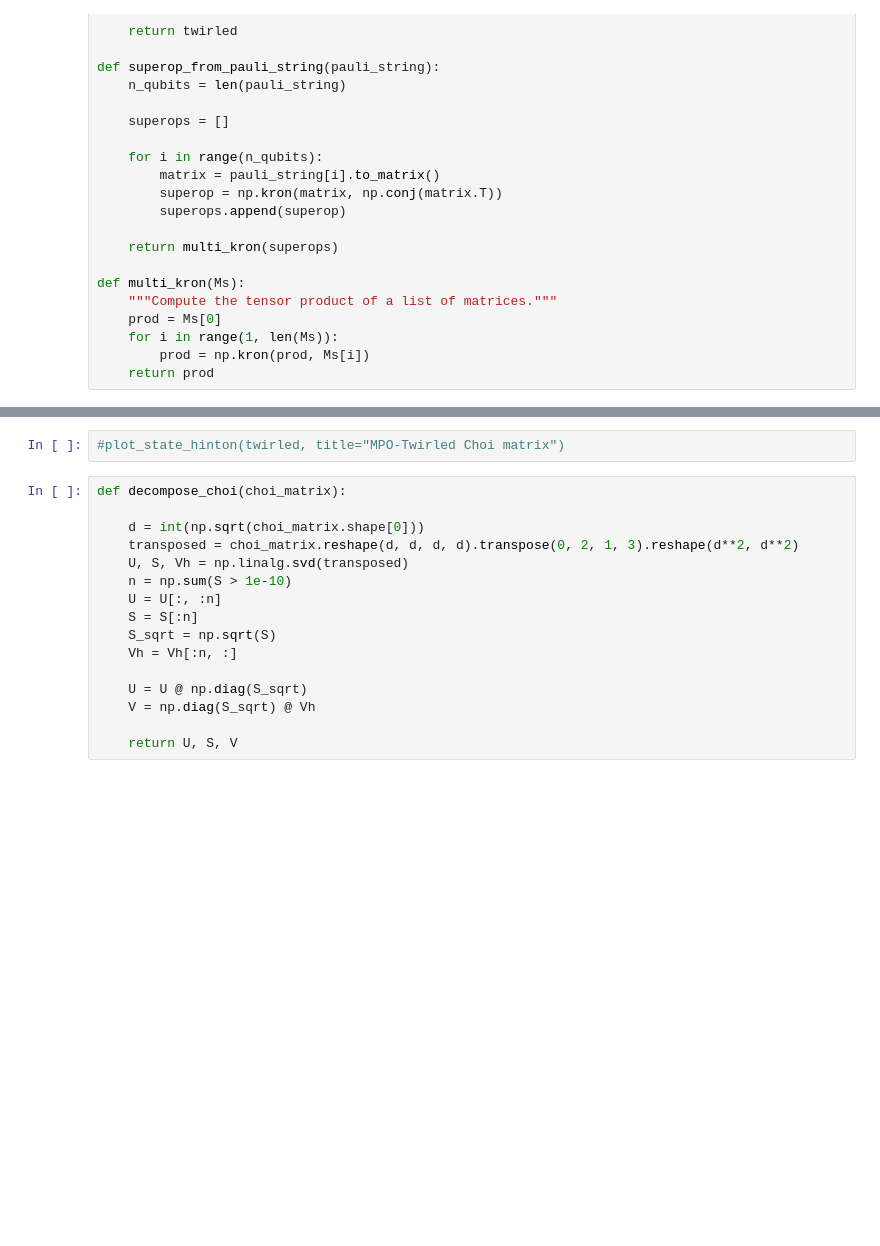
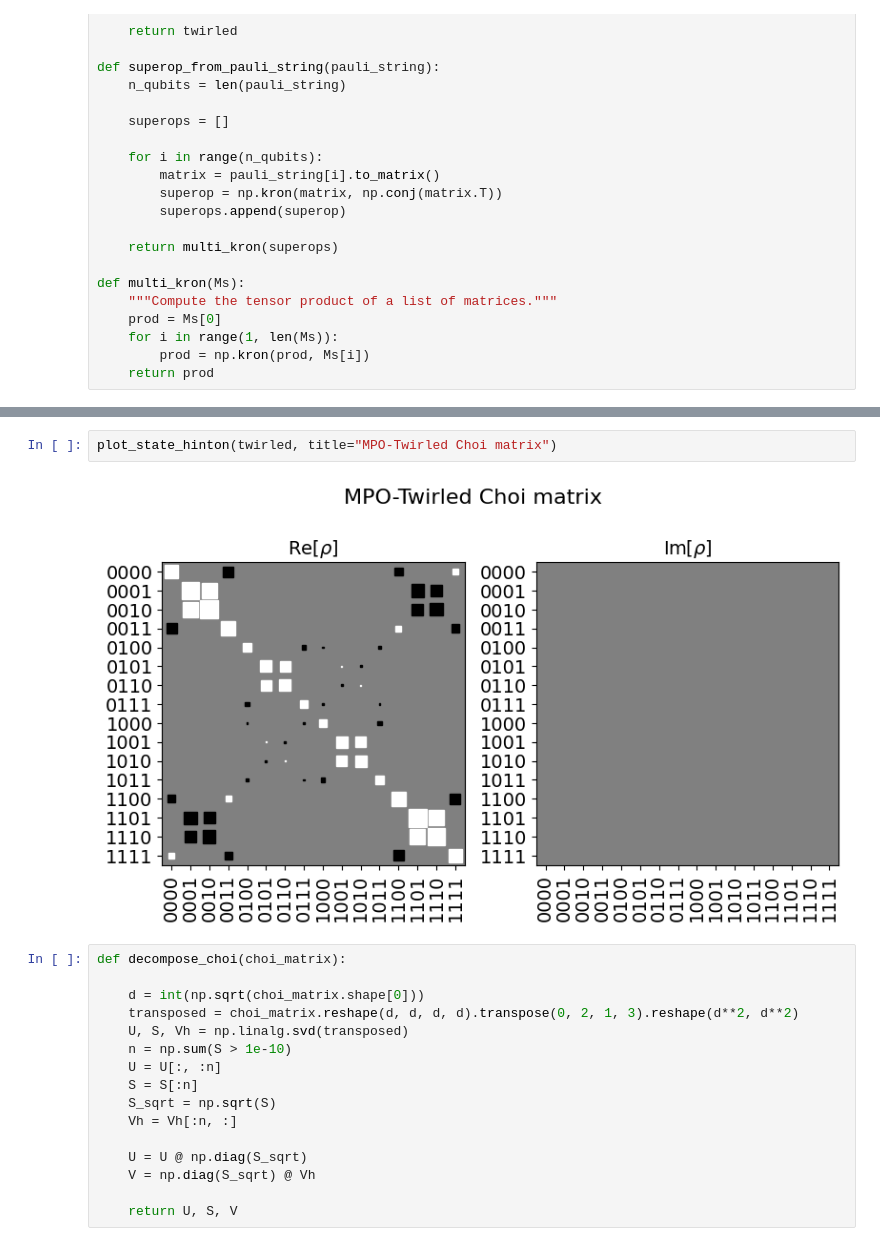
Before and after one commit to jkfids/corrqec2, a Jupyter notebook: notebooks/qtensor.ipynb, the cells around one changed output, grey strips where cells are left out. Saved outputs shown, nothing was run; the diff lists cells and outputs as text; blank space fills up the shorter version.

```diff
--- a/notebooks/qtensor.ipynb
+++ b/notebooks/qtensor.ipynb
@@ -75,5 +114,7 @@ Choi matrix dims: (625, 625)
 # %%
-#plot_state_hinton(twirled, title="MPO-Twirled Choi matrix")
+plot_state_hinton(twirled, title="MPO-Twirled Choi matrix")
+# %% [output]
+[figure, added]
 # %%
 def decompose_choi(choi_matrix):
 
```
Also changed, not shown: parts of 14 cells of this notebook, 2 other files.
